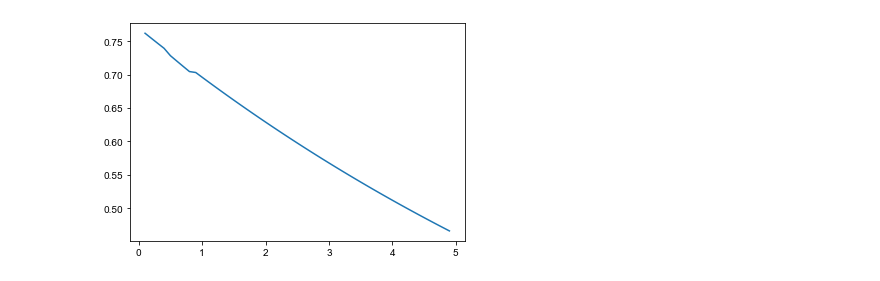
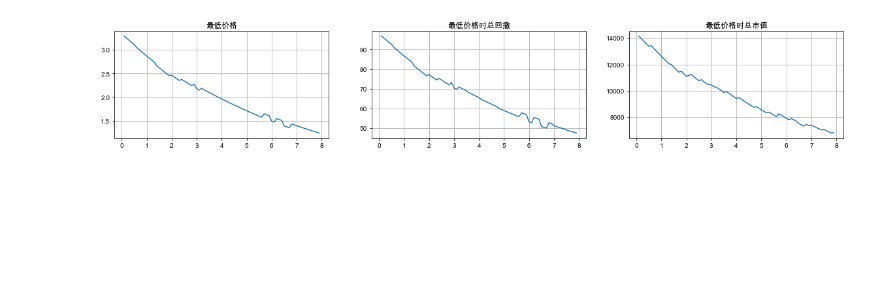
Before and after one commit to codemilestones/etf-quant, a Jupyter notebook: data/etf_basic.ipynb, the cells around one changed output. Drawn from its saved outputs; the diff is of its cells as text; code cells hidden in the pictures; blank space fills up the shorter version.

```diff
--- a/data/etf_basic.ipynb
+++ b/data/etf_basic.ipynb
@@ -12,10 +12,11 @@ plt.rcParams['font.sans-serif'] = ['Arial Unicode MS']
 plt.rcParams['axes.unicode_minus'] = False
 
 
-def compute_net_basic(path, name):
+def compute_net_basic(path, name, days):
     df = pd.read_csv(path)
-    df = df.tail(250)
+    df = df.tail(days)
     total = len(df)
+    year = total / 250
     print(total)
     fig, axes = plt.subplots(nrows=1, ncols=2, figsize=(20,3))
 
@@ -33,7 +34,7 @@ def compute_net_basic(path, name):
     earn = earn.to_frame()
     earn.columns = ['earn']
 
-    year_earn_rate = earn['earn'] * total / 100 # 年化收益
+    year_earn_rate = earn['earn'] * total / 100 / year # 年化收益
     year_earn_rate = year_earn_rate.to_frame()
     year_earn_rate.columns = ['earn_rate']
     year_earn_rate.plot(title=name + ' 年化利润率（单位 %）', ax=axes[1])
@@ -45,7 +46,7 @@ def compute_net_basic(path, name):
 def compute_constant_net_risk(init_money, extra_money, current_price, buy_stock=0, buy_money=0):
     # 计算网格风险值：市值稳定网格法的情况下
     # 画一张图出来，根据网格的变化，求最大回撤，和网格范围
-    steps = np.arange(0.1,5,0.1)
+    steps = np.arange(0.1,8,0.1)
     df = DataFrame()
     for s in steps:
         price = current_price
@@ -72,11 +73,17 @@ def compute_constant_net_risk(init_money, extra_money, current_price, buy_stock=
                 left_money -= buy_stock * price
 
         back_rate = (stock*100*price + left_money) / (init_money + extra_money) * 100
-        df[s] = [price, back_rate]
+        df[s] = [price, back_rate, stock*100*price]
 
     df = df.T
-    df.columns = ['last_price', '最大回撤']
-    df['last_price'].plot()
+    df.columns = ['last_price', 'back', 'last_value']
+    fig, axes = plt.subplots(nrows=1, ncols=3, figsize=(20,3))
+    df['last_price'].plot(title='最低价格', ax=axes[0])
+    axes[0].grid()
+    df['back'].plot(title='最低价格时总回撤', ax=axes[1])
+    axes[1].grid()
+    df['last_value'].plot(title='最低价格时总市值', ax=axes[2])
+    axes[2].grid()
 # %%
 print("调用全部运行，开始更新所有数据... ...")
 %run fetch.py
@@ -102,5 +110,5 @@ for row in stock.itertuples():
 ... (18 outputs left out)
 # %%
-compute_constant_net_risk(15000, 5000, 0.77, buy_money=500)
+compute_constant_net_risk(10000, 5000, 3.338, buy_money=500)
 # %% [output]
-[figure, old version]
+[figure, new version]
```
Also changed, not shown: parts of 1 cell of this notebook.
